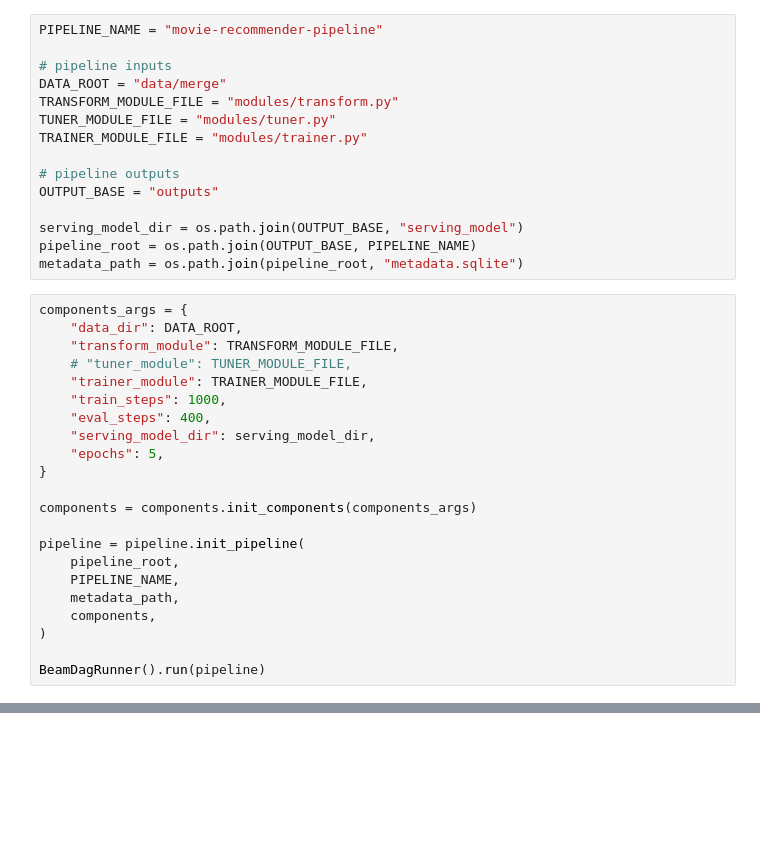
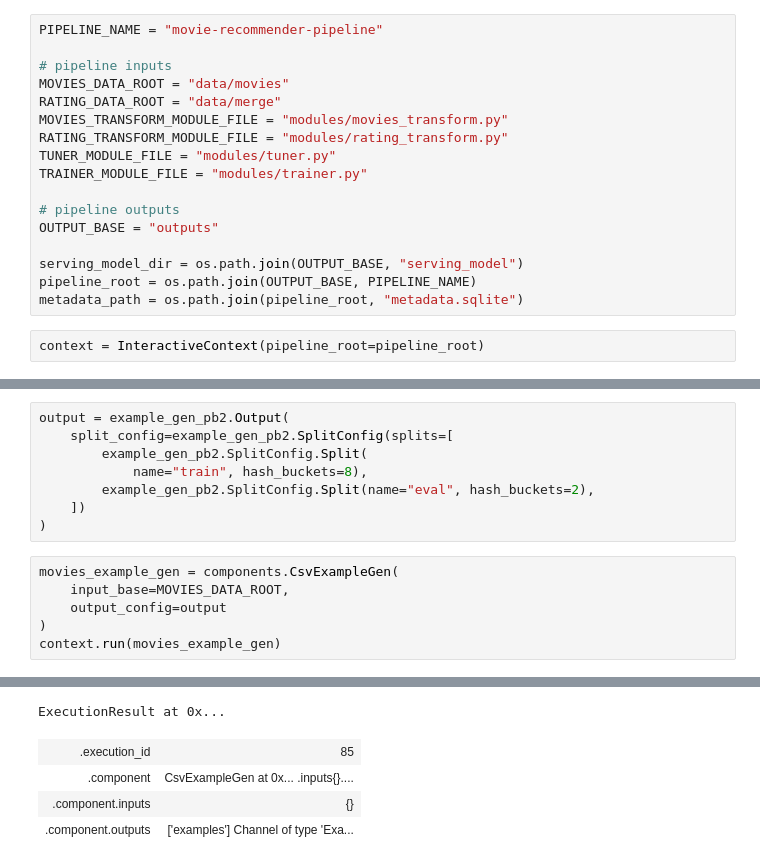
Before and after one commit to ziszz/movies-recommendation, a Jupyter notebook: main.ipynb, the cells around one changed output, grey strips where cells are left out. Drawn from its saved outputs; the diff is of its cells as text; blank space fills up the shorter version.

Commit message:
create seperate component for movies and rating data

```diff
--- a/main.ipynb
+++ b/main.ipynb
@@ -11,8 +18,10 @@ merge_dataset("data/movie.csv", "data/rating.csv")
 PIPELINE_NAME = "movie-recommender-pipeline"
 
 # pipeline inputs
-DATA_ROOT = "data/merge"
-TRANSFORM_MODULE_FILE = "modules/transform.py"
+MOVIES_DATA_ROOT = "data/movies"
+RATING_DATA_ROOT = "data/merge"
+MOVIES_TRANSFORM_MODULE_FILE = "modules/movies_transform.py"
+RATING_TRANSFORM_MODULE_FILE = "modules/rating_transform.py"
 TUNER_MODULE_FILE = "modules/tuner.py"
 TRAINER_MODULE_FILE = "modules/trainer.py"
 
@@ -22,25 +31,5 @@ OUTPUT_BASE = "outputs"
 serving_model_dir = os.path.join(OUTPUT_BASE, "serving_model")
 pipeline_root = os.path.join(OUTPUT_BASE, PIPELINE_NAME)
 metadata_path = os.path.join(pipeline_root, "metadata.sqlite")
-# %%
-components_args = {
-    "data_dir": DATA_ROOT,
-    "transform_module": TRANSFORM_MODULE_FILE,
-    # "tuner_module": TUNER_MODULE_FILE,
-    "trainer_module": TRAINER_MODULE_FILE,
-    "train_steps": 1000,
-    "eval_steps": 400,
-    "serving_model_dir": serving_model_dir,
-    "epochs": 5,
-}
-
-components = components.init_components(components_args)
-
-pipeline = pipeline.init_pipeline(
-    pipeline_root,
-    PIPELINE_NAME,
-    metadata_path,
-    components,
-)
-
-BeamDagRunner().run(pipeline)
+# %%
+context = InteractiveContext(pipeline_root=pipeline_root)
@@ -46,0 +38,15 @@ BeamDagRunner().run(pipeline)
+# %%
+output = example_gen_pb2.Output(
+    split_config=example_gen_pb2.SplitConfig(splits=[
+        example_gen_pb2.SplitConfig.Split(
+            name="train", hash_buckets=8),
+        example_gen_pb2.SplitConfig.Split(name="eval", hash_buckets=2),
+    ])
+)
+# %%
+movies_example_gen = components.CsvExampleGen(
+    input_base=MOVIES_DATA_ROOT,
+    output_config=output
+)
+context.run(movies_example_gen)
+# %% [output]
@@ -46,0 +54,5 @@ BeamDagRunner().run(pipeline)
+ExecutionResult at 0x...
+| .execution_id | 85 |
+| .component | CsvExampleGen at 0x... .inputs{}.... |
+| .component.inputs | {} |
+| .component.outputs | ['examples'] Channel of type 'Exa... |
```
Also changed, not shown: parts of 18 cells of this notebook, 5 other files.
